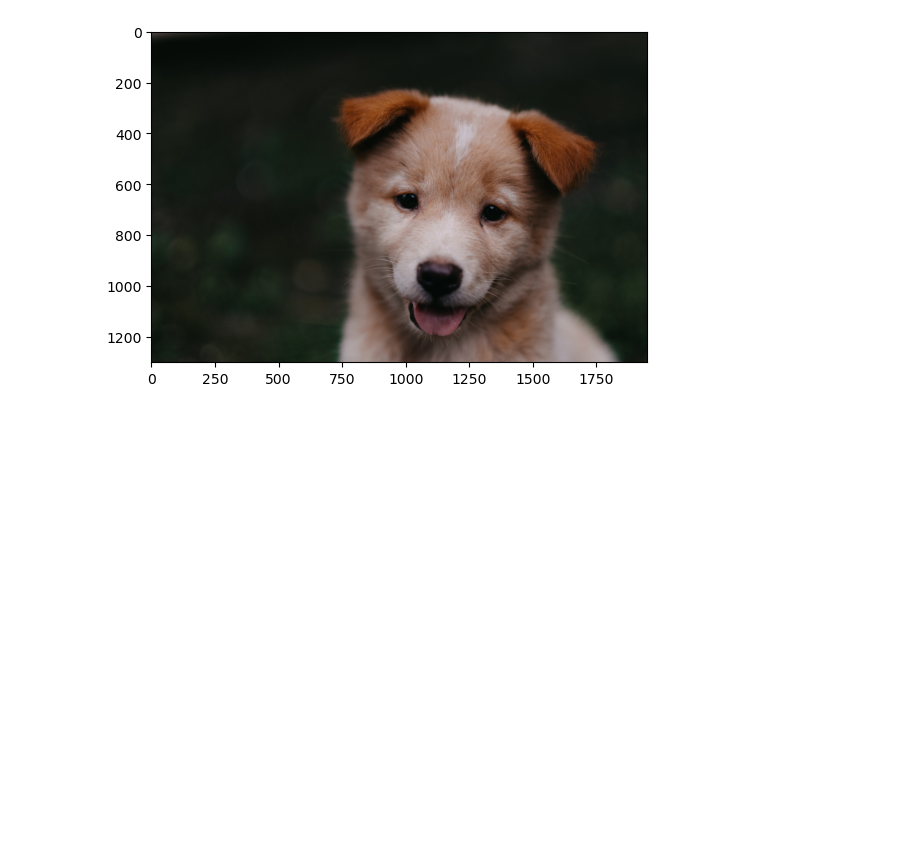
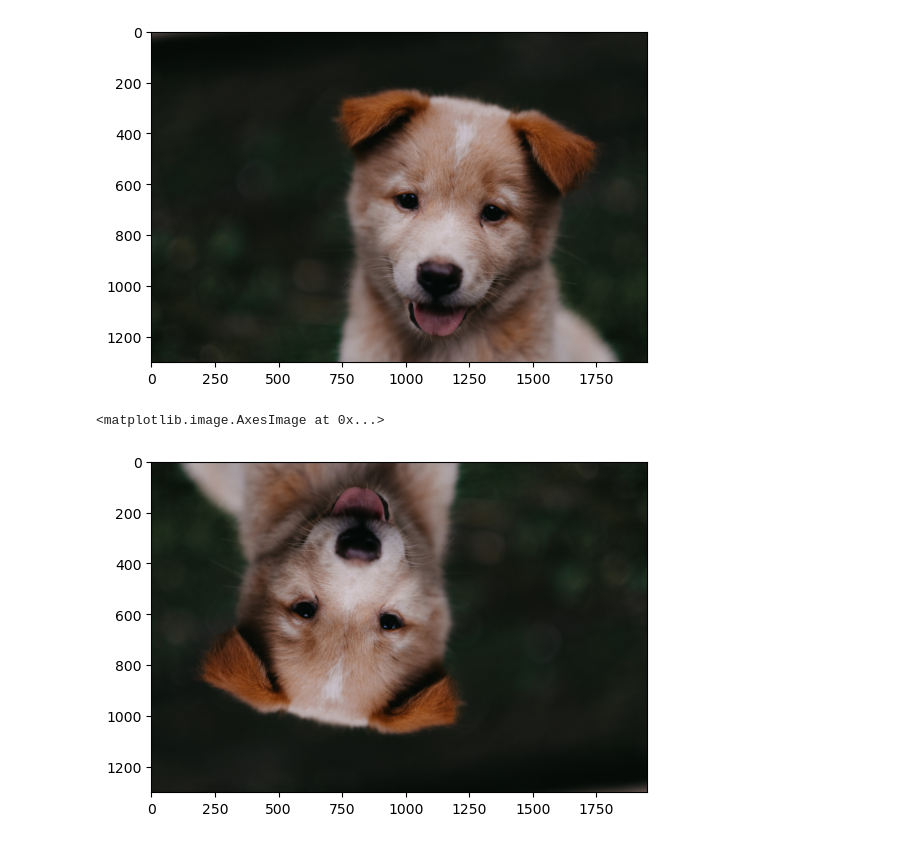
Before and after one commit to ramnareeesh/ml-playgrounds, a Jupyter notebook: Computer Vision/Images in OpenCV.ipynb, the cells around one changed output. Cells and saved outputs as stored; diff of their text form; code cells hidden in the pictures; blank space fills up the shorter version.

Commit message:
image flip using OpenCV

```diff
--- a/Computer Vision/Images in OpenCV.ipynb
+++ b/Computer Vision/Images in OpenCV.ipynb
@@ -33,3 +33,10 @@ plt.imshow(fixed_img)
 # %% [output]
 <matplotlib.image.AxesImage at 0x...>
 [figure]
+# %%
+flipped_image = cv2.flip(fixed_img, -1)
+# %%
+plt.imshow(flipped_image)
+# %% [output]
+<matplotlib.image.AxesImage at 0x...>
+[figure, added]
```
